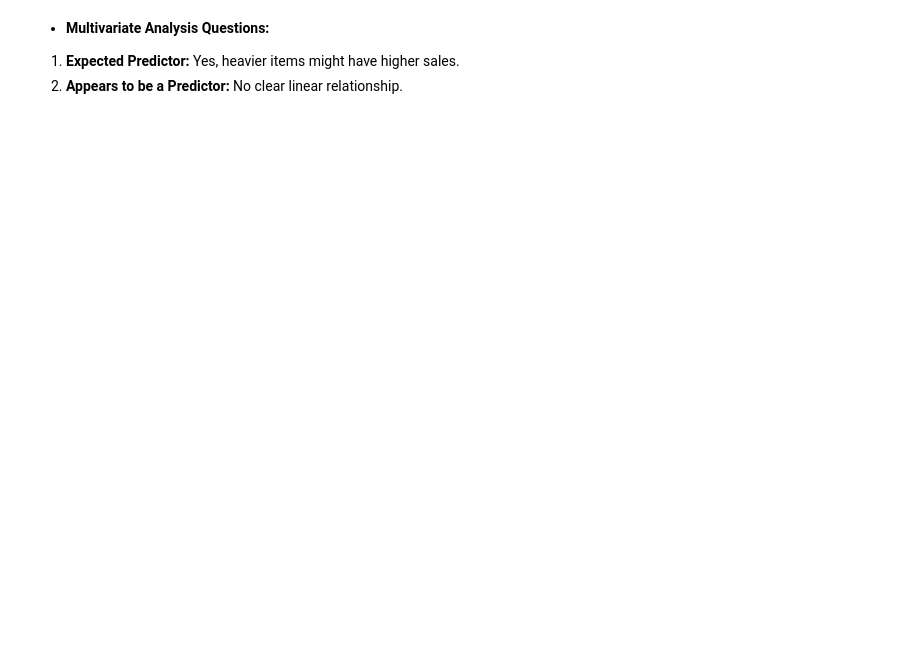
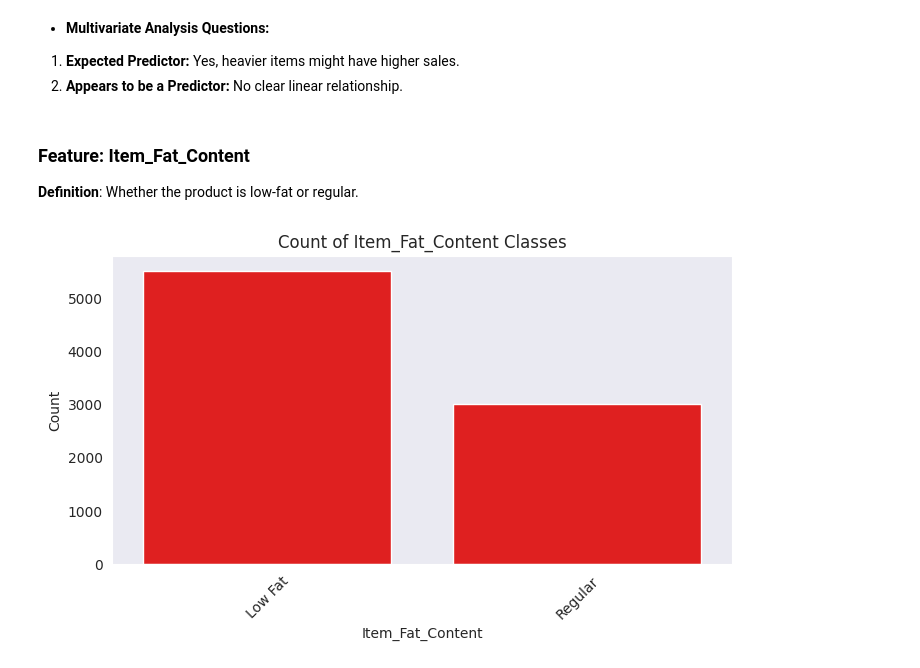
Before and after one commit to baraa-hakawati/Prediction-of-Product-Sales, a Jupyter notebook: Prediction_of_Product_Sales.ipynb, the cells around one changed output. Drawn from its saved outputs; the diff is of its cells as text; code cells hidden in the pictures; blank space fills up the shorter version.

```diff
--- a/Prediction_of_Product_Sales.ipynb
+++ b/Prediction_of_Product_Sales.ipynb
@@ -301,7 +301,7 @@ def num_featur(df, feature, color='skyblue', figsize=(10, 5)):
     plt.show()
 # %%
  # Count plot for a categorical feature
-def cat_feature(df, feature, color='skyblue', figsize=(8, 4)):
+def cat_feature(df, feature, color='red', figsize=(8, 4)):
     plt.figure(figsize=figsize)
     sns.countplot(x=df[feature], order=df[feature].value_counts().index, color=color)
     plt.title(f'Count of {feature} Classes')
@@ -390,3 +390,11 @@ num_vs_target(df, x='Item_Weight')
 - **Multivariate Analysis Questions:**
 1. **Expected Predictor:** Yes, heavier items might have higher sales.
 2. **Appears to be a Predictor:** No clear linear relationship.
+# %% [markdown]
+### Feature: Item_Fat_Content
+**Definition**: Whether the product is low-fat or regular.
+# %%
+# Univariate visualization (categorical feature)
+cat_feature(df, 'Item_Fat_Content')
+# %% [output]
+[figure, added]
```
Also changed, not shown: parts of 53 cells of this notebook.
